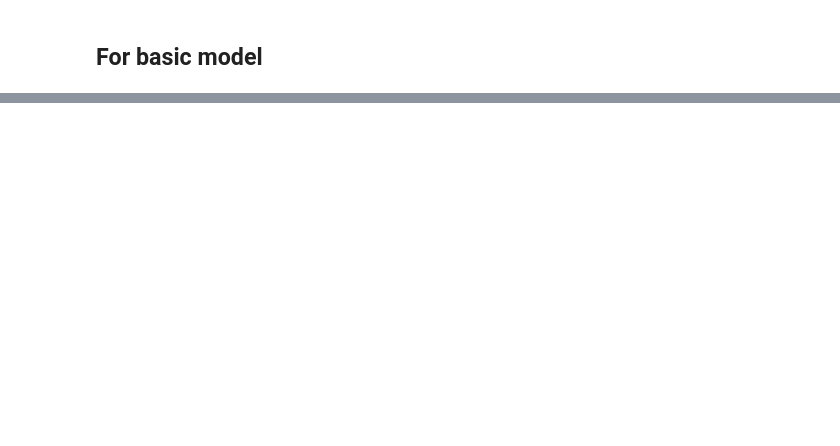
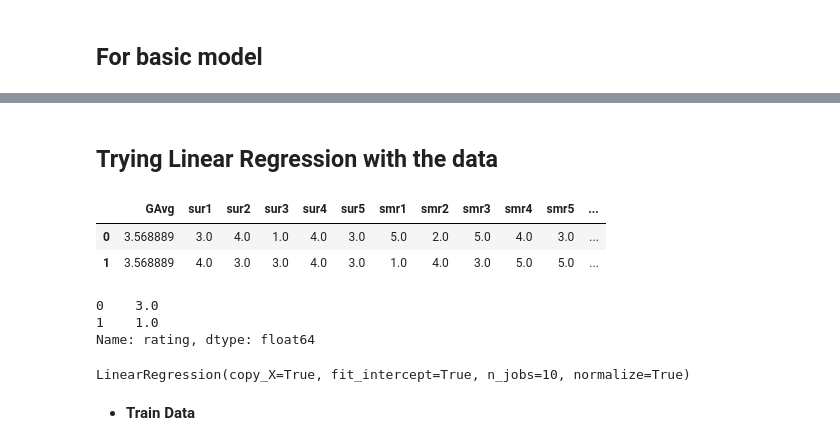
Before and after one commit to ramsane/NetflixPrizeRS, a Jupyter notebook: sampling_Big.ipynb, the cells around one changed output, grey strips where cells are left out. Saved outputs shown, nothing was run; the diff lists cells and outputs as text; code cells hidden in the pictures; blank space fills up the shorter version.

```diff
--- a/sampling_Big.ipynb
+++ b/sampling_Big.ipynb
@@ -631,9 +604,9 @@ import xgboost as xgb
 # %%
 reg_xgb = xgb.XGBRegressor(silent=False, n_jobs=10, random_state=15)
 # %%
-x_train = reg_train.drop([13], axis=1)
+x_train = reg_train.drop(['rating'], axis=1)
 
-y_train = reg_train[13]
+y_train = reg_train['rating']
 # %%
 start = datetime.now()
 # %%
@@ -700,0 +674,2 @@ rmse_test, mape_test
+# %% [markdown]
+## Trying Linear Regression with the data
@@ -700,0 +682,12 @@ rmse_test, mape_test
+# %%
+x_train.head(2)
+# %% [output]
+|  | GAvg | sur1 | sur2 | sur3 | sur4 | sur5 | smr1 | smr2 | smr3 | smr4 | smr5 | ... |
+| 0 | 3.568889 | 3.0 | 4.0 | 1.0 | 4.0 | 3.0 | 5.0 | 2.0 | 5.0 | 4.0 | 3.0 | ... |
+| 1 | 3.568889 | 4.0 | 3.0 | 3.0 | 4.0 | 3.0 | 1.0 | 4.0 | 3.0 | 5.0 | 5.0 | ... |
+# %%
+y_train.head(2)
+# %% [output]
+0    3.0
+1    1.0
+Name: rating, dtype: float64
@@ -700,0 +698,6 @@ rmse_test, mape_test
+# %%
+lr_reg.fit(x_train, y_train)
+# %% [output]
+LinearRegression(copy_X=True, fit_intercept=True, n_jobs=10, normalize=True)
+# %% [markdown]
+- __Train Data__
```
Also changed, not shown: parts of 62 cells of this notebook, 1 other file.
